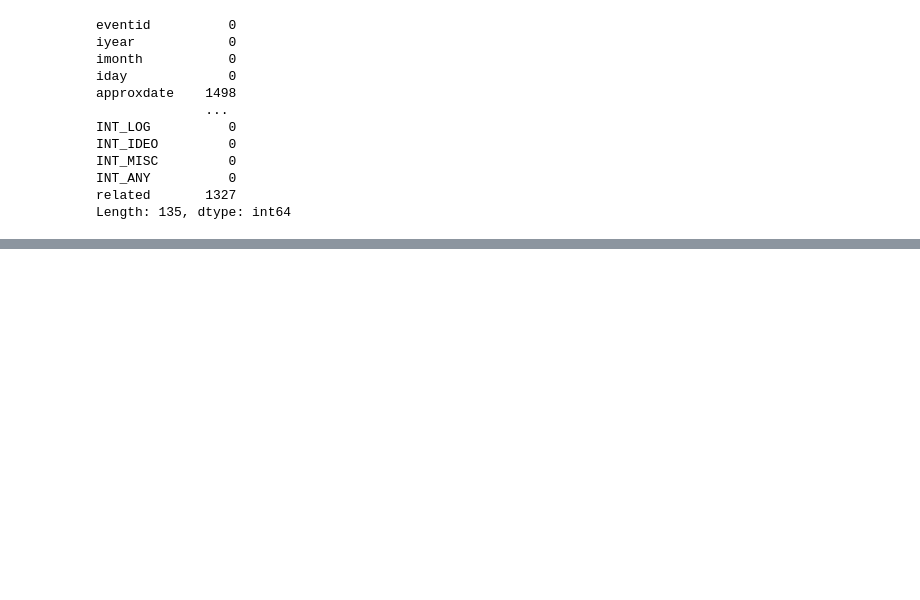
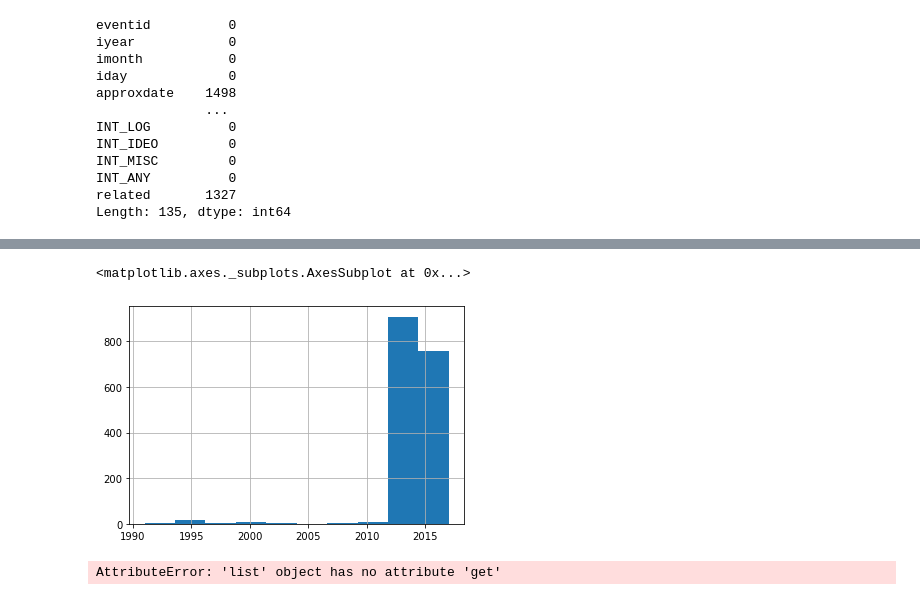
Before and after one commit to Aciago/Project4, a Jupyter notebook: p4_cleanup.ipynb, the cells around one changed output, grey strips where cells are left out. Cells and saved outputs as stored; diff of their text form; code cells hidden in the pictures; blank space fills up the shorter version.

```diff
--- a/p4_cleanup.ipynb
+++ b/p4_cleanup.ipynb
@@ -114,5 +100,5 @@ dfu.shape
 # %%
-dfu.drop_duplicates()
-
+dfu=dfu.drop_duplicates()
+dfu.shape
 # no dupes
 # %% [output]
@@ -131,0 +180,11 @@ dfu.drop_duplicates()
+# %%
+#creating a list of irrelevant columns and dropping them.
+
+irr_cols=['approxdate','country','region','region_txt','dbsource','INT_LOG','INT_IDEO','INT_MISC','INT_ANY',
+          'provstate', 'specificity', 'vicinity', 'doubtterr', 'alternative',
+          'multiple', 'natlty1', 'natlty1_txt', 'individual', 'nkillus', 'nwoundus',
+          'nwoundte', 'propextent', 'propextent_txt', 'propvalue', 'propcomment', 'ishostkid']
+# %%
+dfu=dfu.drop(irr_cols, axis=1)
+
+#from 74 cols to 48
@@ -132,3 +195,8 @@ dfu.drop_duplicates()
+# %%
+dfu=dfu.reset_index(drop=True)
+
+#clearing old index with a new one, for country=Ukraine only
+## note to self, rewise args FFS
 # %%
 dfu.to_csv('terror_db_ua_clean.csv')
 
@@ -135,0 +223,5 @@ dfu.to_csv('terror_db_ua_clean.csv')
+# %%
+dfu.iyear.hist()
+# %% [output]
+<matplotlib.axes._subplots.AxesSubplot at 0x...>
+[figure, added]
@@ -135,0 +230,11 @@ dfu.to_csv('terror_db_ua_clean.csv')
+# %%
+#x=dfu.iyear.value_counts()
+#y=dfu.eventid.value_counts()
+
+stats = list(dfu.iyear.value_counts())
+
+sns.boxplot(data=stats)
+
+#x=dfu.iyear.value_counts(), y=dfu.eventid.value_counts(),
+# %% [output]
+AttributeError: 'list' object has no attribute 'get'
```
Also changed, not shown: parts of 18 cells of this notebook, 3 other files.
